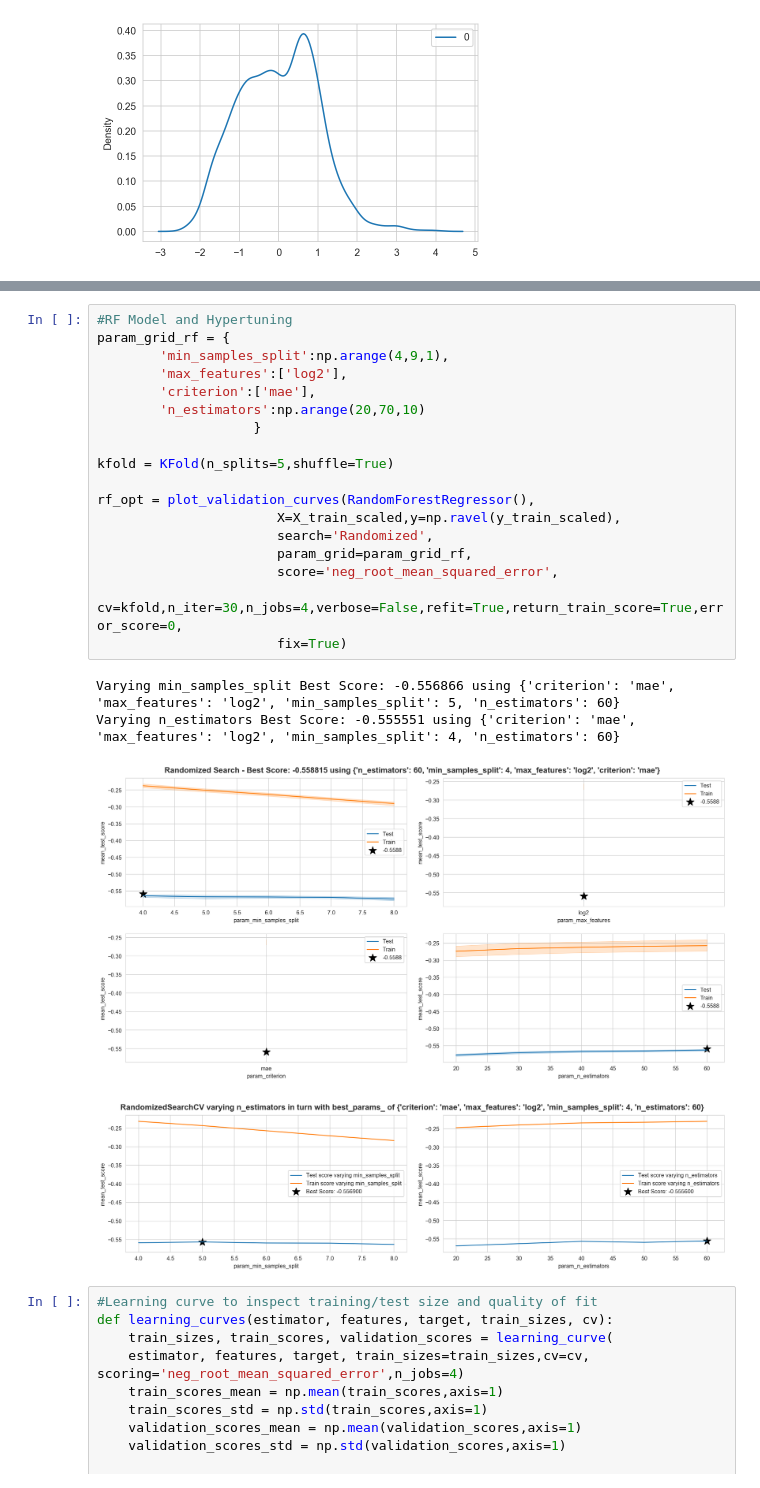
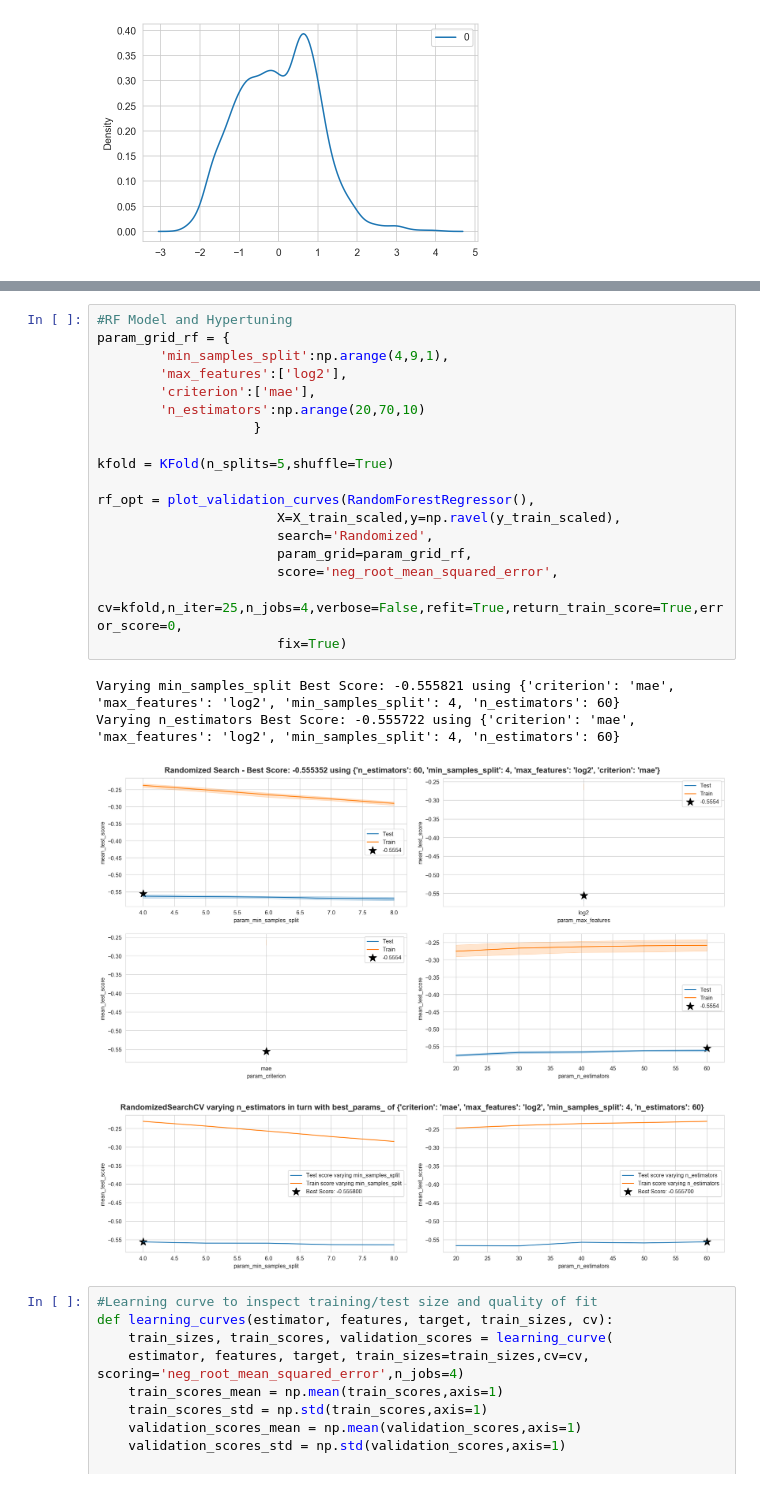
Before and after one commit to tcbertlin/Realised-Volatility, a Jupyter notebook: Realised-Volatility3.ipynb, the cells around one changed output, grey strips where cells are left out. Saved outputs shown, nothing was run; the diff lists cells and outputs as text.

```diff
--- a/Realised-Volatility3.ipynb
+++ b/Realised-Volatility3.ipynb
@@ -340,26 +340,26 @@ Varying n_estimators Best Score: -0.431358 using {'colsample_bytree': 0.30000000
 # %%
 #RF Model and Hypertuning
 param_grid_rf = {
         'min_samples_split':np.arange(4,9,1),
         'max_features':['log2'],
         'criterion':['mae'],
         'n_estimators':np.arange(20,70,10)
                     }
 
 kfold = KFold(n_splits=5,shuffle=True)
 
 rf_opt = plot_validation_curves(RandomForestRegressor(),
                        X=X_train_scaled,y=np.ravel(y_train_scaled),
                        search='Randomized',
                        param_grid=param_grid_rf,
                        score='neg_root_mean_squared_error',
-                       cv=kfold,n_iter=30,n_jobs=4,verbose=False,refit=True,return_train_score=True,error_score=0,
+                       cv=kfold,n_iter=25,n_jobs=4,verbose=False,refit=True,return_train_score=True,error_score=0,
                        fix=True)
 # %% [output]
-Varying min_samples_split Best Score: -0.556866 using {'criterion': 'mae', 'max_features': 'log2', 'min_samples_split': 5, 'n_estimators': 60}
-Varying n_estimators Best Score: -0.555551 using {'criterion': 'mae', 'max_features': 'log2', 'min_samples_split': 4, 'n_estimators': 60}
+Varying min_samples_split Best Score: -0.555821 using {'criterion': 'mae', 'max_features': 'log2', 'min_samples_split': 4, 'n_estimators': 60}
+Varying n_estimators Best Score: -0.555722 using {'criterion': 'mae', 'max_features': 'log2', 'min_samples_split': 4, 'n_estimators': 60}
 [figure]
-[figure, old version]
+[figure, new version]
 # %%
 #Learning curve to inspect training/test size and quality of fit
 def learning_curves(estimator, features, target, train_sizes, cv):
```
Also changed, not shown: parts of 38 cells of this notebook.
